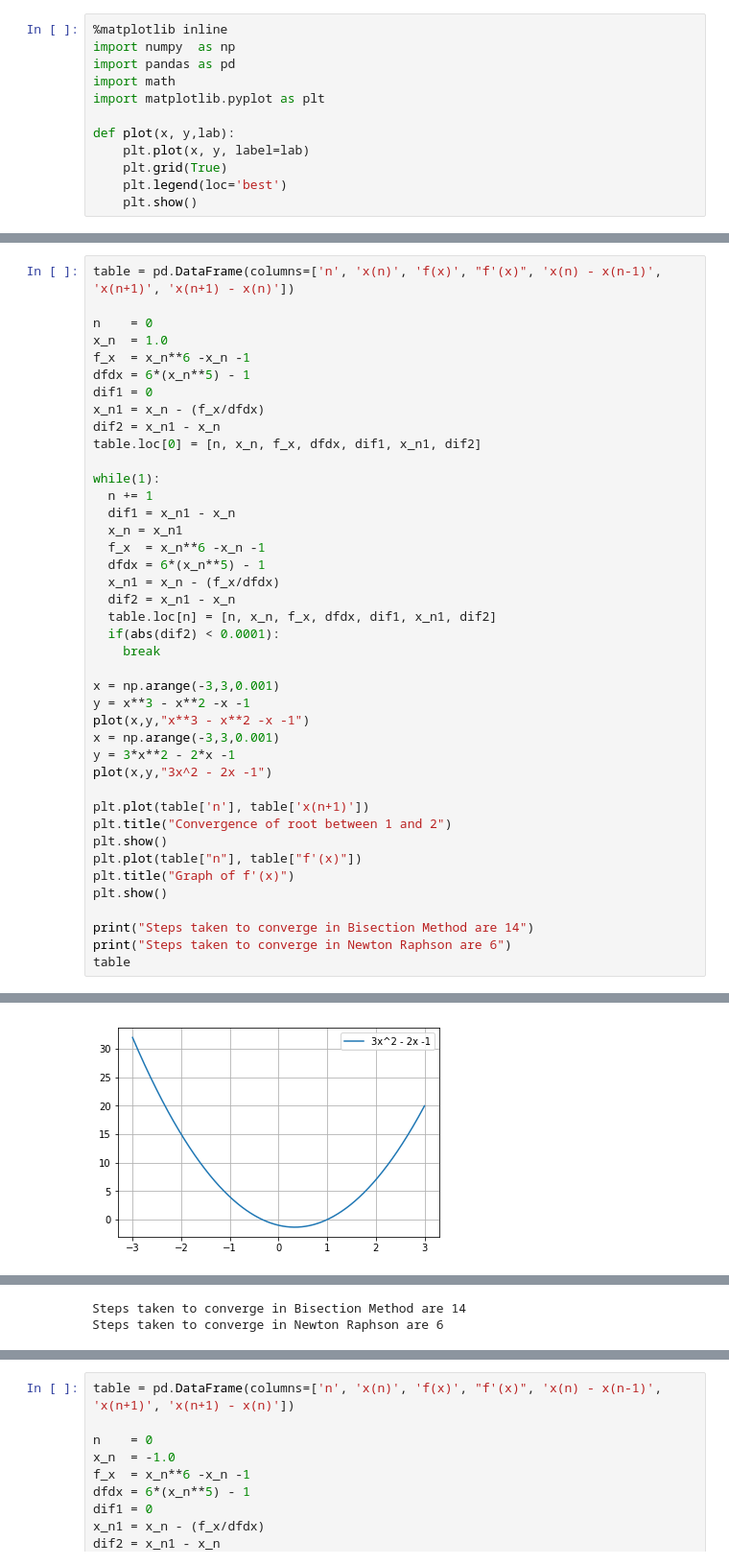
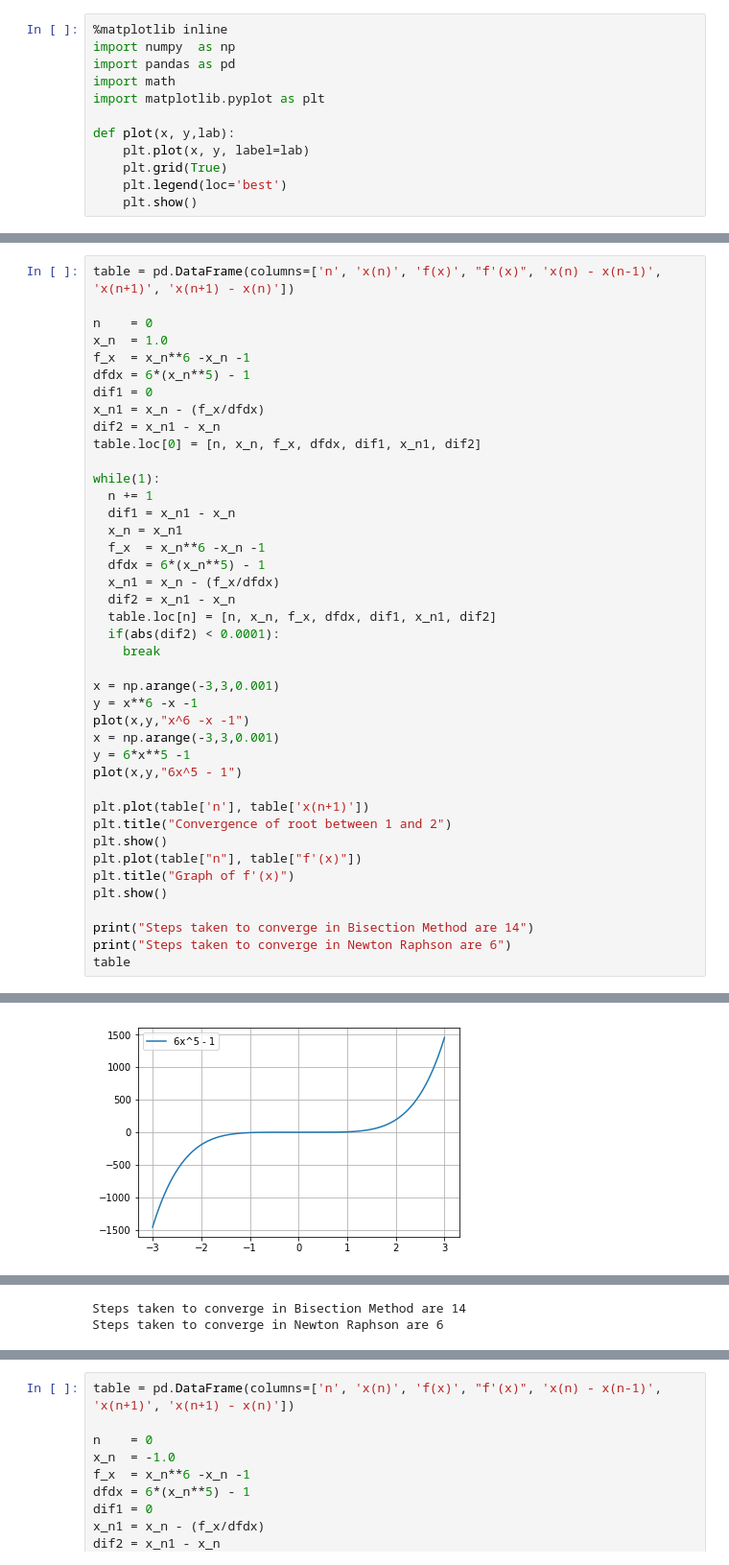
Before and after one commit to Vidhin05/Computational-and-Numerical-Methods, a Jupyter notebook: Set_4.ipynb, the cells around one changed output, grey strips where cells are left out. Shown at 96% size. Saved outputs shown, nothing was run; the diff lists cells and outputs as text.

```diff
--- a/Set_4.ipynb
+++ b/Set_4.ipynb
@@ -60,11 +62,11 @@ while(1):
     break
 
 x = np.arange(-3,3,0.001)
-y = x**3 - x**2 -x -1
-plot(x,y,"x**3 - x**2 -x -1")
+y = x**6 -x -1
+plot(x,y,"x^6 -x -1")
 x = np.arange(-3,3,0.001)
-y = 3*x**2 - 2*x -1
-plot(x,y,"3x^2 - 2x -1")
+y = 6*x**5 -1
+plot(x,y,"6x^5 - 1")
 
 plt.plot(table['n'], table['x(n+1)'])
 plt.title("Convergence of root between 1 and 2")
@@ -81,4 +83,4 @@ table
-[figure, old version]
+[figure, new version]
 [figure]
 [figure]
 Steps taken to converge in Bisection Method are 14
```
Also changed, not shown: parts of 30 cells of this notebook, 4 other files.
